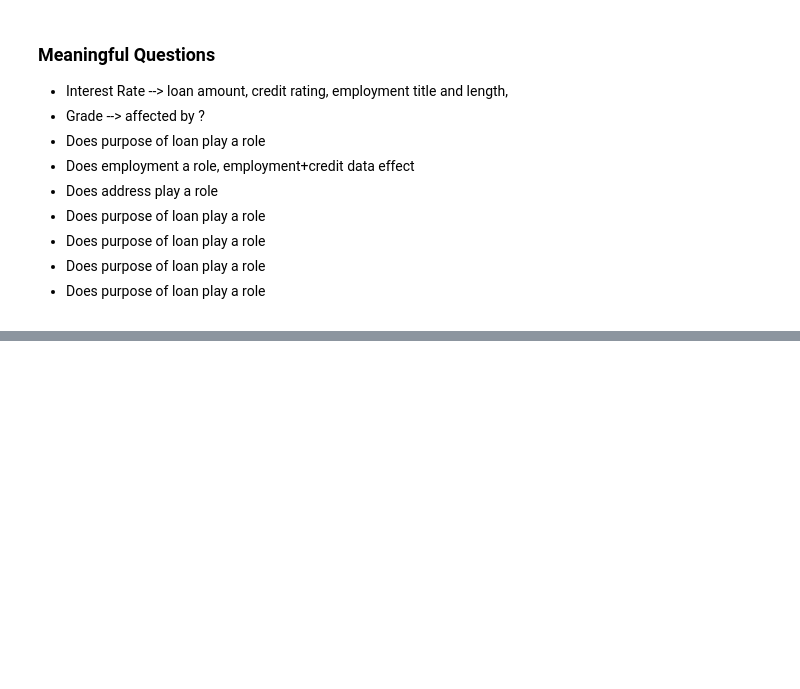
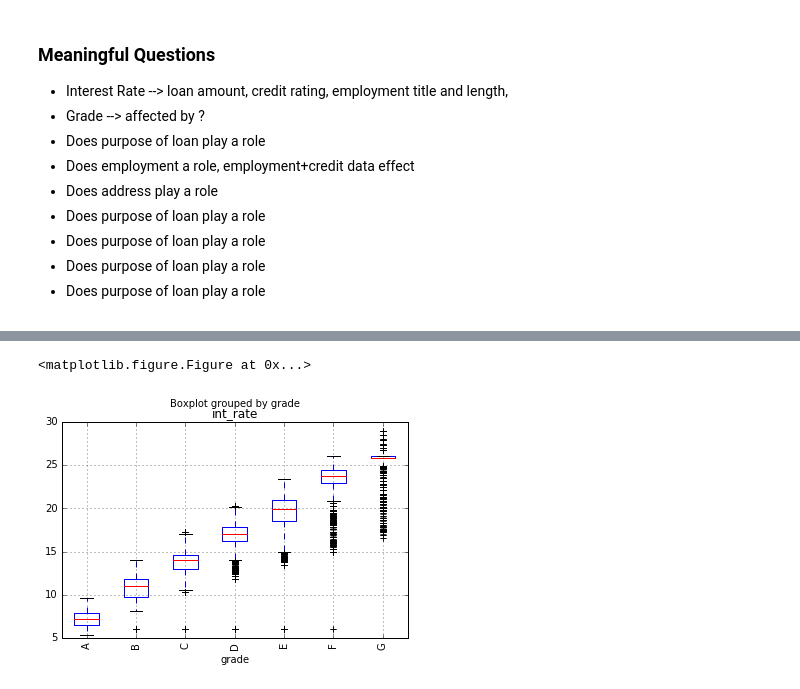
Before and after one commit to npmcdn-to-unpkg-bot/data_analytics, a Jupyter notebook: DataAnalysis_lendingclub.ipynb, the cells around one changed output, grey strips where cells are left out. Cells and saved outputs as stored; diff of their text form; code cells hidden in the pictures; blank space fills up the shorter version.

```diff
--- a/DataAnalysis_lendingclub.ipynb
+++ b/DataAnalysis_lendingclub.ipynb
@@ -151,0 +326,7 @@ print loandata[['funded_amnt','funded_amnt_inv','loan_status']].iloc[0:20]
+# %%
+plt.figure()
+loandata.boxplot(column='int_rate',by='grade',rot=90)
+plt.show()
+# %% [output]
+<matplotlib.figure.Figure at 0x...>
+[figure, added]
```
Also changed, not shown: parts of 20 cells of this notebook, 1 other file.
